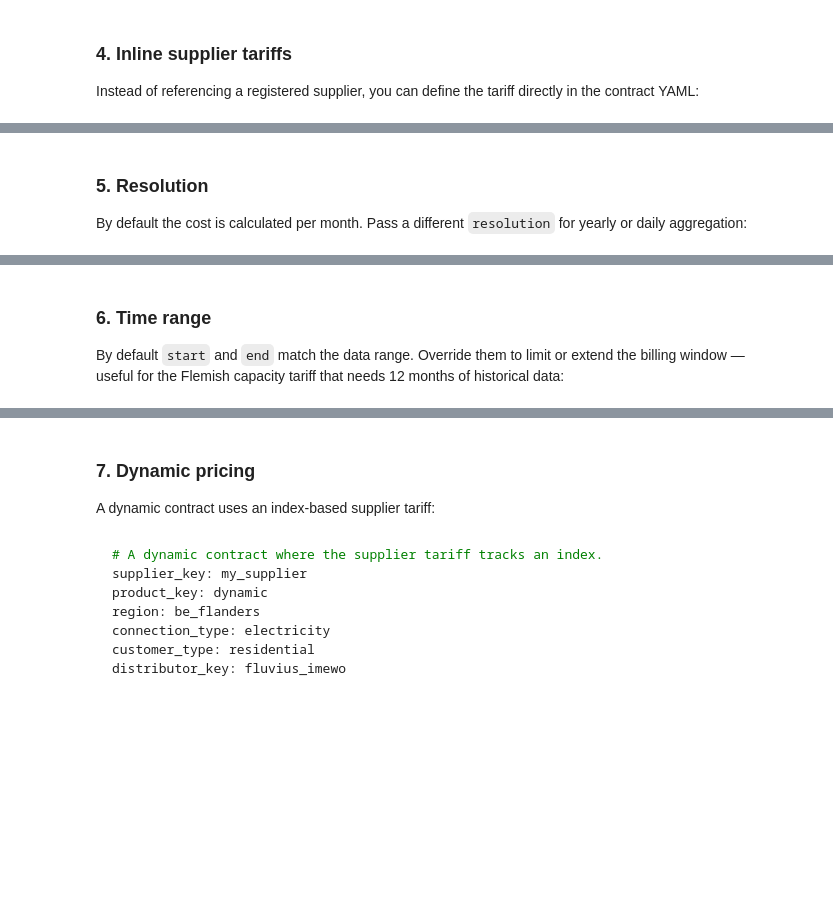
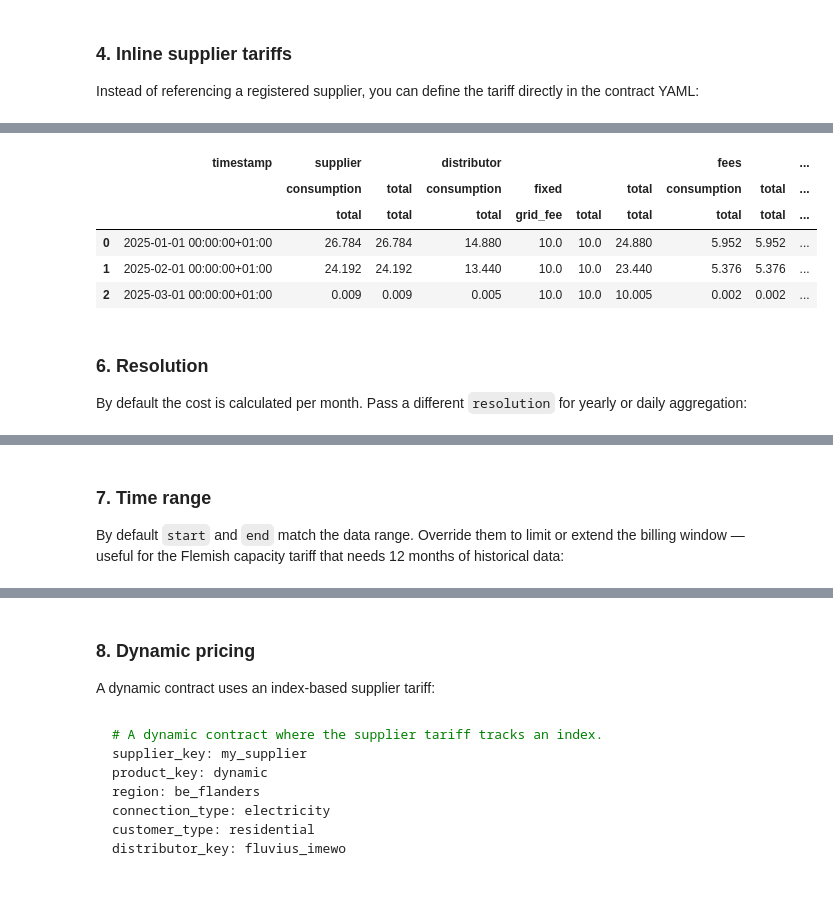
Before and after one commit to EnergieID/energy-cost, a Jupyter notebook: notebooks/contract.ipynb, the cells around one changed output, grey strips where cells are left out. Drawn from its saved outputs; the diff is of its cells as text; code cells hidden in the pictures; blank space fills up the shorter version.

Commit message:
Add fully inlined example

```diff
--- a/notebooks/contract.ipynb
+++ b/notebooks/contract.ipynb
@@ -119,5 +161,25 @@ contract.apply([consumption])
+# %%
+contract = Contract.from_yaml("../examples/contracts/inline_full.yml")
+
+consumption = Meter(
+    data=pd.DataFrame(
+        {
+            "timestamp": pd.date_range("2025-01-01T00:00:00+01:00", "2025-03-01T00:00:00+01:00", freq="15min"),
+            "value": 0.0001,
+        }
+    )
+)
+
+contract.apply([consumption])
+# %% [output]
+|  | timestamp | supplier |  | distributor |  |  |  | fees |  | ... |
+|  |  | consumption | total | consumption | fixed |  | total | consumption | total | ... |
+|  |  | total | total | total | grid_fee | total | total | total | total | ... |
+| 0 | 2025-01-01 00:00:00+01:00 | 26.784 | 26.784 | 14.880 | 10.0 | 10.0 | 24.880 | 5.952 | 5.952 | ... |
+| 1 | 2025-02-01 00:00:00+01:00 | 24.192 | 24.192 | 13.440 | 10.0 | 10.0 | 23.440 | 5.376 | 5.376 | ... |
+| 2 | 2025-03-01 00:00:00+01:00 | 0.009 | 0.009 | 0.005 | 10.0 | 10.0 | 10.005 | 0.002 | 0.002 | ... |
 # %% [markdown]
-### 5. Resolution
+### 6. Resolution
 By default the cost is calculated per month. Pass a different `resolution` for yearly or daily aggregation:
 # %%
 import isodate
@@ -142,7 +204,7 @@ contract.apply([consumption], resolution=isodate.Duration(years=1))
 | 1 | 2025-01-01 00:00:00+01:00 | 630.72 | 120.0 | 120.0 | 750.72 | 133.105596 | 12.631219 | 227.689219 | ... |
 | 2 | 2026-01-01 00:00:00+01:00 | 135.96 | 180.0 | 180.0 | 315.96 | 33.875614 | 1.626422 | 28.234133 | ... |
 # %% [markdown]
-### 6. Time range
+### 7. Time range
 By default `start` and `end` match the data range. Override them to limit or extend the billing window — useful for the Flemish capacity tariff that needs 12 months of historical data:
 # %%
 from zoneinfo import ZoneInfo
@@ -178,7 +240,7 @@ contract.apply(
 | 10 | 2025-11-01 00:00:00+01:00 | 777.60 | 10.0 | 10.0 | 787.60 | 53.242238 | 15.572736 | 280.712736 | ... |
 | 11 | 2025-12-01 00:00:00+01:00 | 803.52 | 10.0 | 10.0 | 813.52 | 53.242238 | 16.091827 | 290.069827 | ... |
 # %% [markdown]
-### 7. Dynamic pricing
+### 8. Dynamic pricing
 A dynamic contract uses an index-based supplier tariff:
 # %%
 display_yaml("../examples/contracts/dynamic.yml")
```
Also changed, not shown: parts of 9 cells of this notebook, 3 other files.
